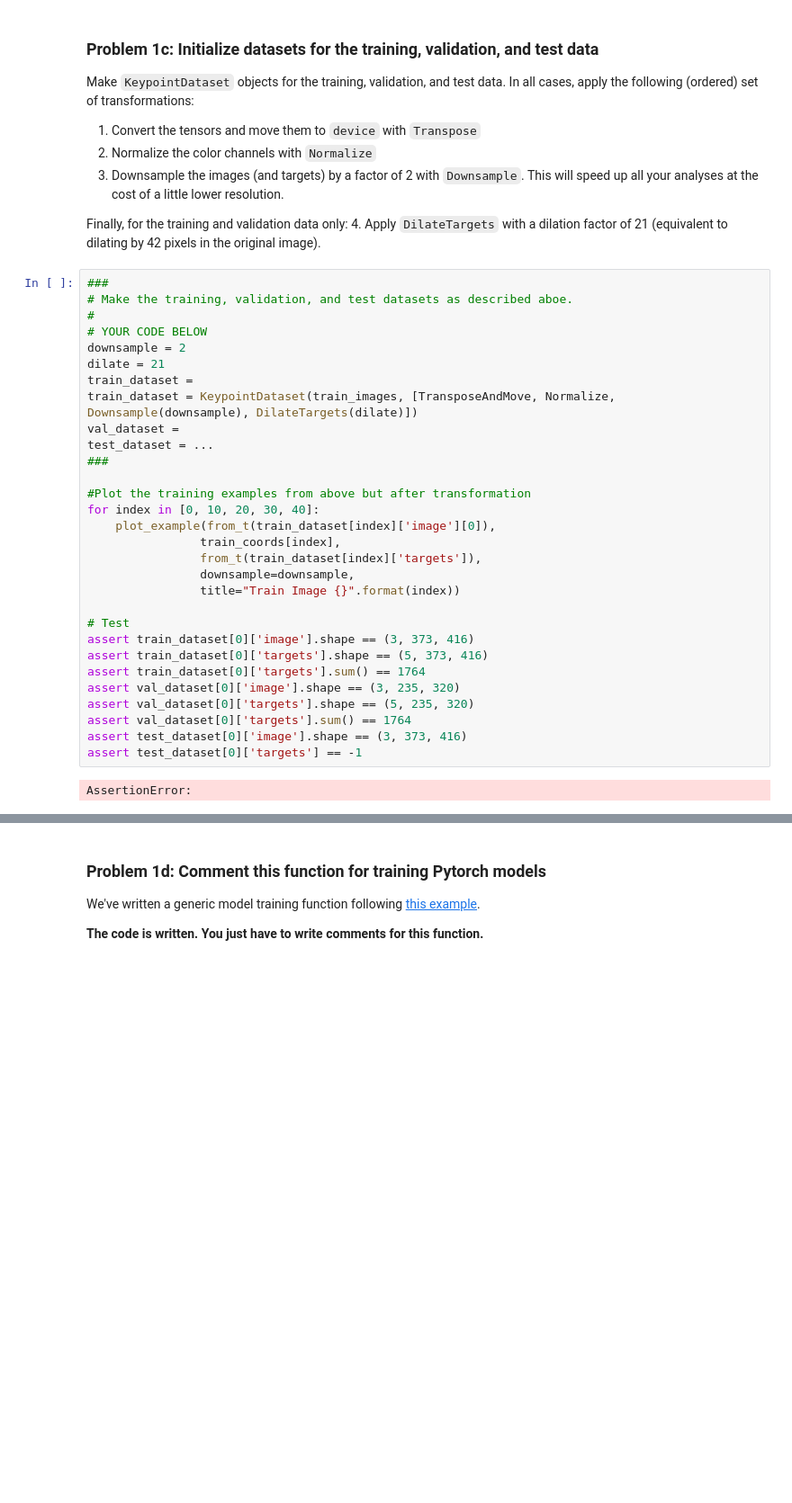
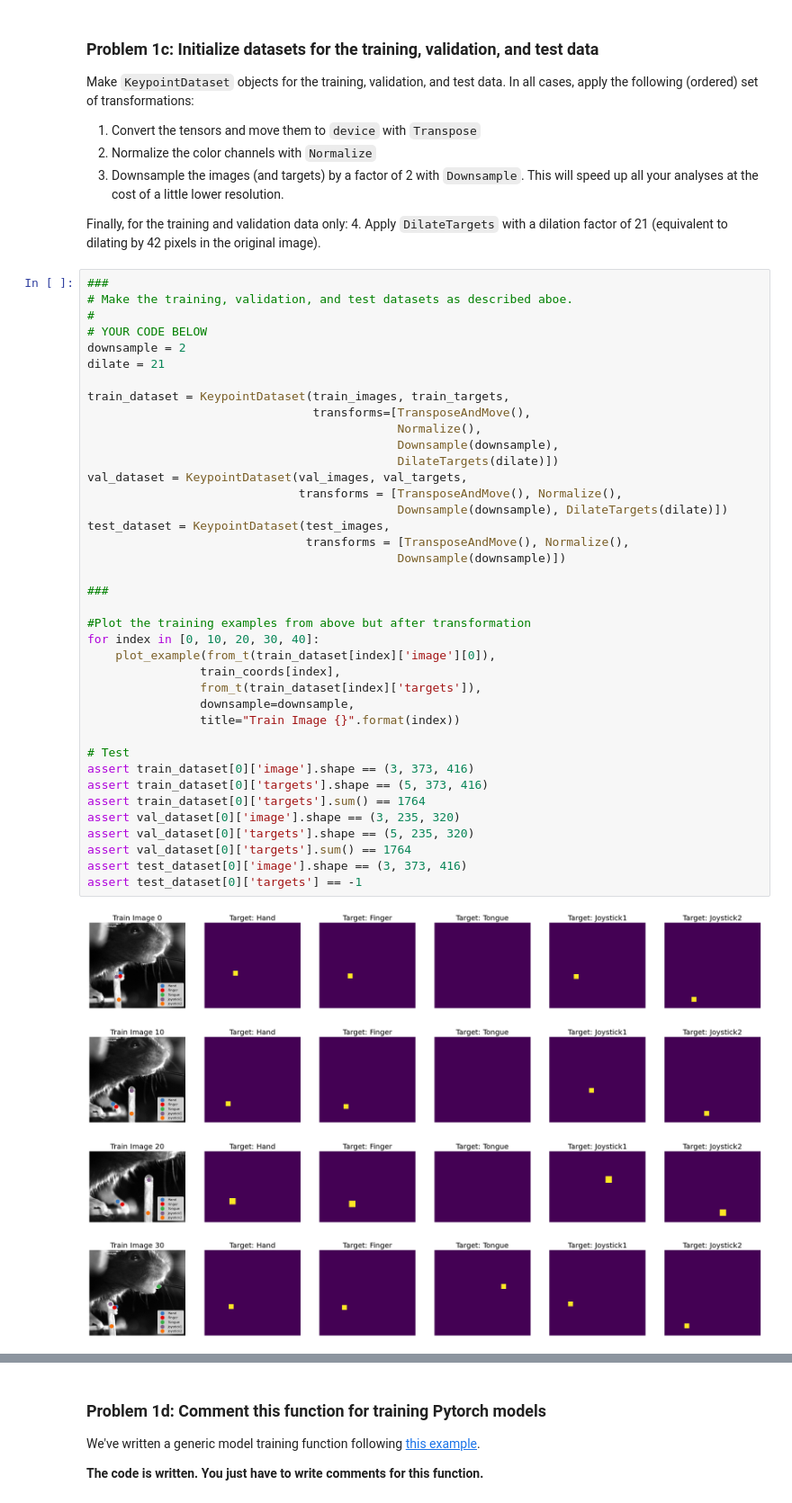
Before and after one commit to DontBlink113/Lecture-2, a Jupyter notebook: labs/03_pose_tracking.ipynb, the cells around one changed output, grey strips where cells are left out. Shown at 90% size. Drawn from its saved outputs; the diff is of its cells as text; blank space fills up the shorter version.

```diff
--- a/labs/03_pose_tracking.ipynb
+++ b/labs/03_pose_tracking.ipynb
@@ -626,32 +626,44 @@ Finally, for the training and validation data only:
 # %%
 ###
 # Make the training, validation, and test datasets as described aboe.
 #
 # YOUR CODE BELOW
 downsample = 2
 dilate = 21
-train_dataset =
-train_dataset = KeypointDataset(train_images, [TransposeAndMove, Normalize, Downsample(downsample), DilateTargets(dilate)])
-val_dataset =
-test_dataset = ...
+
+train_dataset = KeypointDataset(train_images, train_targets,
+                                transforms=[TransposeAndMove(),
+                                            Normalize(),
+                                            Downsample(downsample),
+                                            DilateTargets(dilate)])
+val_dataset = KeypointDataset(val_images, val_targets,
+                              transforms = [TransposeAndMove(), Normalize(),
+                                            Downsample(downsample), DilateTargets(dilate)])
+test_dataset = KeypointDataset(test_images,
+                               transforms = [TransposeAndMove(), Normalize(),
+                                            Downsample(downsample)])
+
 ###
 
 #Plot the training examples from above but after transformation
 for index in [0, 10, 20, 30, 40]:
     plot_example(from_t(train_dataset[index]['image'][0]),
                 train_coords[index],
                 from_t(train_dataset[index]['targets']),
                 downsample=downsample,
                 title="Train Image {}".format(index))
 
 # Test
 assert train_dataset[0]['image'].shape == (3, 373, 416)
 assert train_dataset[0]['targets'].shape == (5, 373, 416)
 assert train_dataset[0]['targets'].sum() == 1764
 assert val_dataset[0]['image'].shape == (3, 235, 320)
 assert val_dataset[0]['targets'].shape == (5, 235, 320)
 assert val_dataset[0]['targets'].sum() == 1764
 assert test_dataset[0]['image'].shape == (3, 373, 416)
 assert test_dataset[0]['targets'] == -1
 # %% [output]
-AssertionError:
+[figure, added]
+[figure, added]
+[figure, added]
+[figure, added]
```
Also changed, not shown: parts of 7 cells of this notebook.
